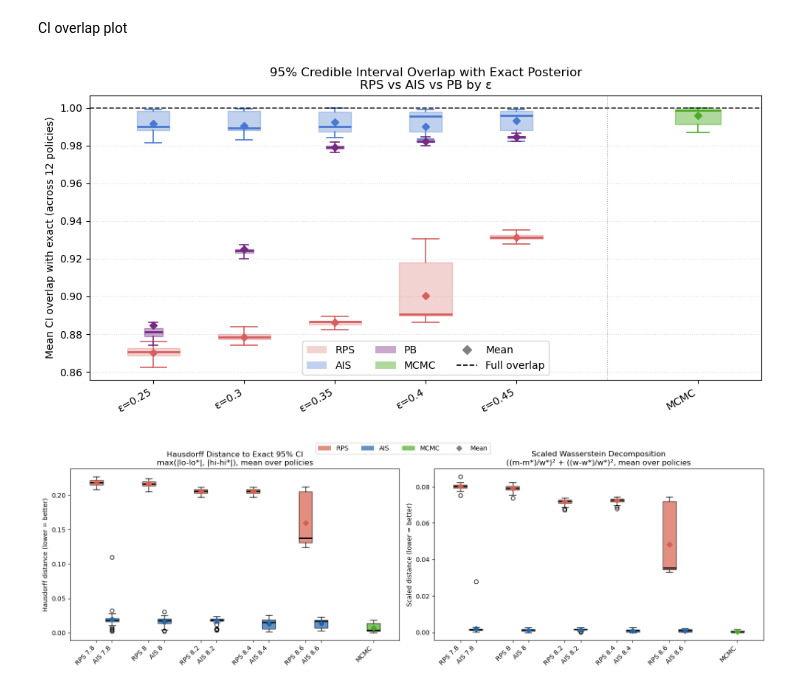
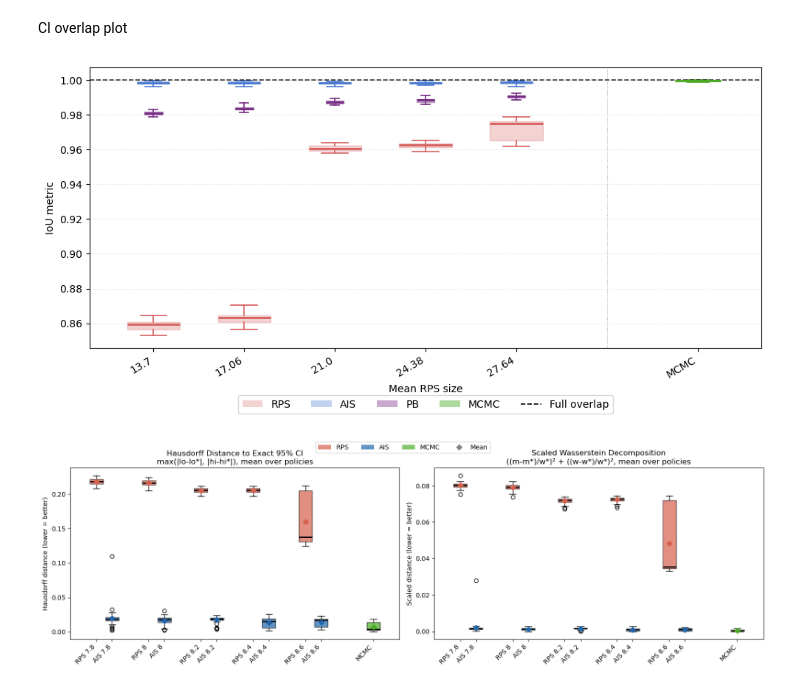
Before and after one commit to fyy2025/RHS-X, a Jupyter notebook: Code/simulation1.ipynb, the cells around one changed output. Drawn from its saved outputs; the diff is of its cells as text; code cells hidden in the pictures.

```diff
--- a/Code/simulation1.ipynb
+++ b/Code/simulation1.ipynb
@@ -163,7 +159,7 @@ from rashomon import AIS as AIS_mod
 
 rows = []
 for rep, x in enumerate(data):
-    for key in eps_keys:
+    for key in theta_keys:
         rps_states = x.get(f"RPS_{key}_states", [])
         pb_states  = x.get(f"PB_{key}_states",  [])
         pb_logw    = np.asarray(x.get(f"PB_{key}_logw", []), dtype=float)
@@ -175,13 +171,13 @@ for rep, x in enumerate(data):
             new_mass = float(np.sum(w[~is_old]))
         else:
             new_mass = np.nan
-        rows.append({"rep": rep, "eps": float(key),
+        rows.append({"rep": rep, "theta": float(key),
                      "rps_n": len(rps_states), "pb_n": len(pb_states),
                      "pb_new_n": int(np.sum(~is_old)),
                      "pb_new_mass": new_mass})
 
 pb_diag = pd.DataFrame(rows)
-pb_diag.groupby("eps")[["rps_n", "pb_n", "pb_new_n", "pb_new_mass"]].mean().round(3)
+pb_diag.groupby("theta")[["rps_n", "pb_n", "pb_new_n", "pb_new_mass"]].mean().round(3)
 # %% [markdown]
 CI overlap plot
 # %%
@@ -190,9 +186,9 @@ def ci_overlap_frac(a_m, b_m, a_ref, b_ref):
     ref_len = b_ref - a_ref
     return np.where(ref_len > 0, intersection / ref_len, np.nan)
 
-RPS_overlap  = {k: [] for k in eps_keys}
-AIS_overlap  = {k: [] for k in eps_keys}
-PB_overlap   = {k: [] for k in eps_keys}
+RPS_overlap  = {k: [] for k in theta_keys}
+AIS_overlap  = {k: [] for k in theta_keys}
+PB_overlap   = {k: [] for k in theta_keys}
 MCMC_overlap = []
 
 for x in data:
@@ -201,7 +197,7 @@ for x in data:
     mcmc_lo  = x["MCMC_quantiles"]["0.025"]
     mcmc_hi  = x["MCMC_quantiles"]["0.975"]
     MCMC_overlap.append(np.nanmean(ci_overlap_frac(mcmc_lo, mcmc_hi, exact_lo, exact_hi)))
-    for key in eps_keys:
+    for key in theta_keys:
         rps_lo = x[f"RPS_{key}_quantiles"]["0.025"]; rps_hi = x[f"RPS_{key}_quantiles"]["0.975"]
         ais_lo = x[f"AIS_{key}_quantiles"]["0.025"]; ais_hi = x[f"AIS_{key}_quantiles"]["0.975"]
         pb_lo  = x[f"PB_{key}_quantiles"]["0.025"];  pb_hi  = x[f"PB_{key}_quantiles"]["0.975"]
@@ -211,39 +207,40 @@ for x in data:
 # %%
 fig, ax = plt.subplots(figsize=(10, 5))
 
-aligned_boxplot(ax, [RPS_overlap[k]  for k in eps_keys], eps_pos, rps_color,  width=0.58, alpha=0.28)
-aligned_boxplot(ax, [AIS_overlap[k]  for k in eps_keys], eps_pos, ais_color,  width=0.36, alpha=0.34)
-aligned_boxplot(ax, [PB_overlap[k]   for k in eps_keys], eps_pos, pb_color,   width=0.20, alpha=0.40)
-aligned_boxplot(ax, [MCMC_overlap],                       mcmc_pos, mcmc_color, width=0.50, alpha=0.45)
+aligned_boxplot(ax, [RPS_overlap[k]  for k in theta_keys], theta_pos, rps_color,  width=0.58, alpha=0.28)
+aligned_boxplot(ax, [AIS_overlap[k]  for k in theta_keys], theta_pos, ais_color,  width=0.36, alpha=0.34)
+aligned_boxplot(ax, [PB_overlap[k]   for k in theta_keys], theta_pos, pb_color,   width=0.20, alpha=0.40)
+aligned_boxplot(ax, [MCMC_overlap],                         mcmc_pos,  mcmc_color, width=0.50, alpha=0.45)
 
-mean_diamonds(ax, [RPS_overlap[k]  for k in eps_keys], eps_pos,  rps_color)
-mean_diamonds(ax, [AIS_overlap[k]  for k in eps_keys], eps_pos,  ais_color)
-mean_diamonds(ax, [PB_overlap[k]   for k in eps_keys], eps_pos,  pb_color)
-mean_diamonds(ax, [MCMC_overlap],                       mcmc_pos, mcmc_color)
+# mean_diamonds(ax, [RPS_overlap[k]  for k in theta_keys], theta_pos, rps_color)
+# mean_diamonds(ax, [AIS_overlap[k]  for k in theta_keys], theta_pos, ais_color)
+# mean_diamonds(ax, [PB_overlap[k]   for k in theta_keys], theta_pos, pb_color)
+# mean_diamonds(ax, [MCMC_overlap],                         mcmc_pos,  mcmc_color)
 
 ax.axhline(1.0, color="black", linestyle="--", linewidth=1.2, alpha=0.8)
-ax.set_xticks(list(eps_pos) + mcmc_pos)
-ax.set_xticklabels(eps_labels + ["MCMC"], rotation=30, ha="right")
+ax.set_xticks(list(theta_pos) + mcmc_pos)
+ax.set_xticklabels(theta_labels + ["MCMC"], rotation=30, ha="right")
 ax.axvline(n + 1, color="gray", linestyle=":", linewidth=0.8, alpha=0.6)
 ax.set_xlim(0.3, n + 2.7)
-ax.set_ylabel("Mean CI overlap with exact (across 12 policies)")
-ax.set_title("95% Credible Interval Overlap with Exact Posterior\nRPS vs AIS vs PB by ε")
+ax.set_ylabel('IoU metric')
+ax.set_xlabel("Mean RPS size")
+# ax.set_title("95% Credible Interval Overlap with Exact Posterior\nRPS vs AIS vs PB by θ")
 ax.grid(axis="y", linestyle=":", alpha=0.4)
 
 legend_elements = [
     mpatches.Patch(facecolor=rps_color,  alpha=0.28, label="RPS"),
     mpatches.Patch(facecolor=ais_color,  alpha=0.34, label="AIS"),
     mpatches.Patch(facecolor=pb_color,   alpha=0.40, label="PB"),
     mpatches.Patch(facecolor=mcmc_color, alpha=0.45, label="MCMC"),
-    plt.Line2D([0], [0], marker="D", color="gray", markersize=6, linestyle="None", label="Mean"),
+    # plt.Line2D([0], [0], marker="D", color="gray", markersize=6, linestyle="None", label="Mean"),
     plt.Line2D([0], [0], color="black", linestyle="--", linewidth=1.2, label="Full overlap"),
 ]
-ax.legend(handles=legend_elements, ncol=3)
+ax.legend(handles=legend_elements, ncol=5, loc="upper center", frameon=True, bbox_to_anchor=(0.5, -0.15))
 plt.tight_layout()
-plt.savefig("../Figures/simulation1_ci_overlap.png", dpi=150, bbox_inches="tight")
+plt.savefig("../Figures/simulation1_ci_overlap_final.png", dpi=150, bbox_inches="tight")
 plt.show()
 # %% [output]
-[figure, old version]
+[figure, new version]
 # %%
 import numpy as np
 
```
Also changed, not shown: parts of 4 cells of this notebook, 1 other file.
